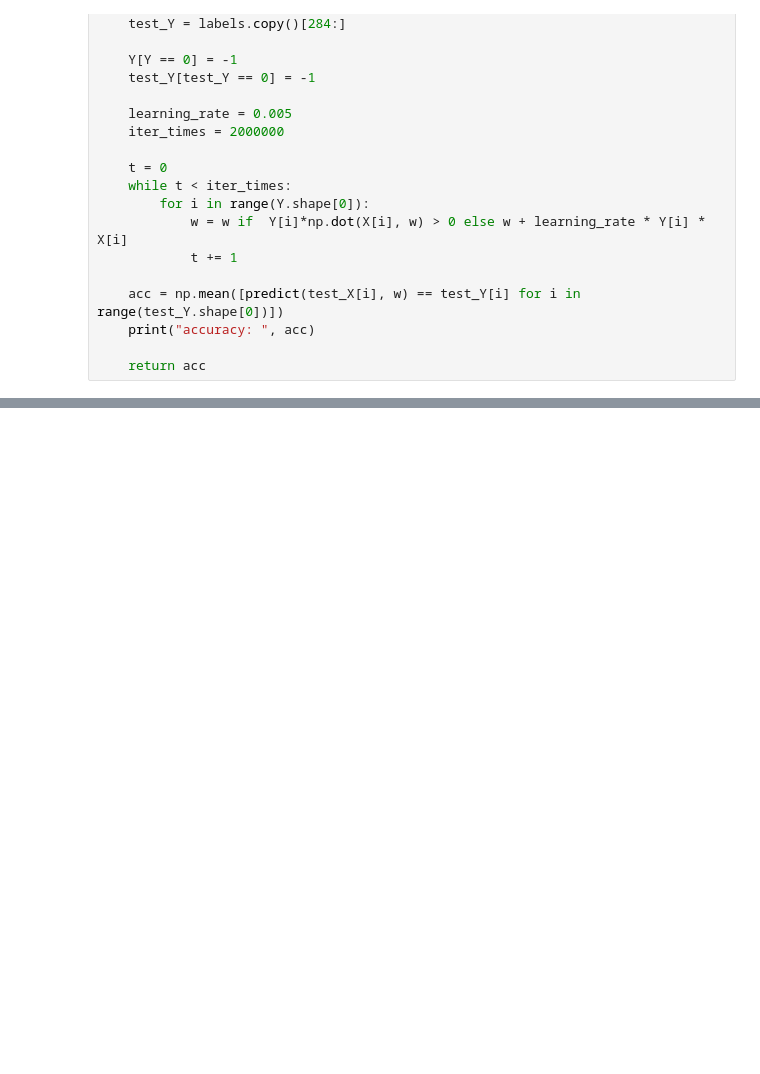
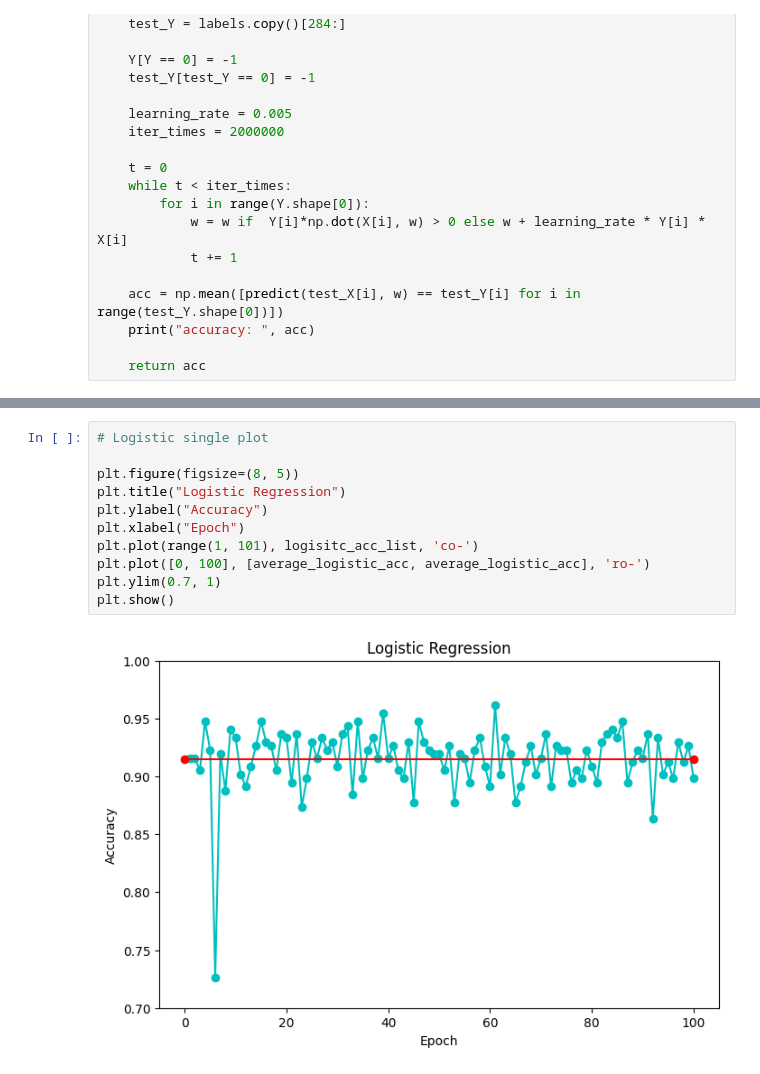
Before and after one commit to timedegree/Deep-Learning-Lab, a Jupyter notebook: Lab4-LM/main.ipynb, the cells around one changed output, grey strips where cells are left out. Saved outputs shown, nothing was run; the diff lists cells and outputs as text; blank space fills up the shorter version.

```diff
--- a/Lab4-LM/main.ipynb
+++ b/Lab4-LM/main.ipynb
@@ -149,0 +247,13 @@ print("Total accuracy: ", np.mean([perceptron_train() for _ in range(10)]))
+# %%
+# Logistic single plot
+
+plt.figure(figsize=(8, 5))
+plt.title("Logistic Regression")
+plt.ylabel("Accuracy")
+plt.xlabel("Epoch")
+plt.plot(range(1, 101), logisitc_acc_list, 'co-')
+plt.plot([0, 100], [average_logistic_acc, average_logistic_acc], 'ro-')
+plt.ylim(0.7, 1)
+plt.show()
+# %% [output]
+[figure, added]
```
Also changed, not shown: parts of 6 cells of this notebook, 2 other files.
